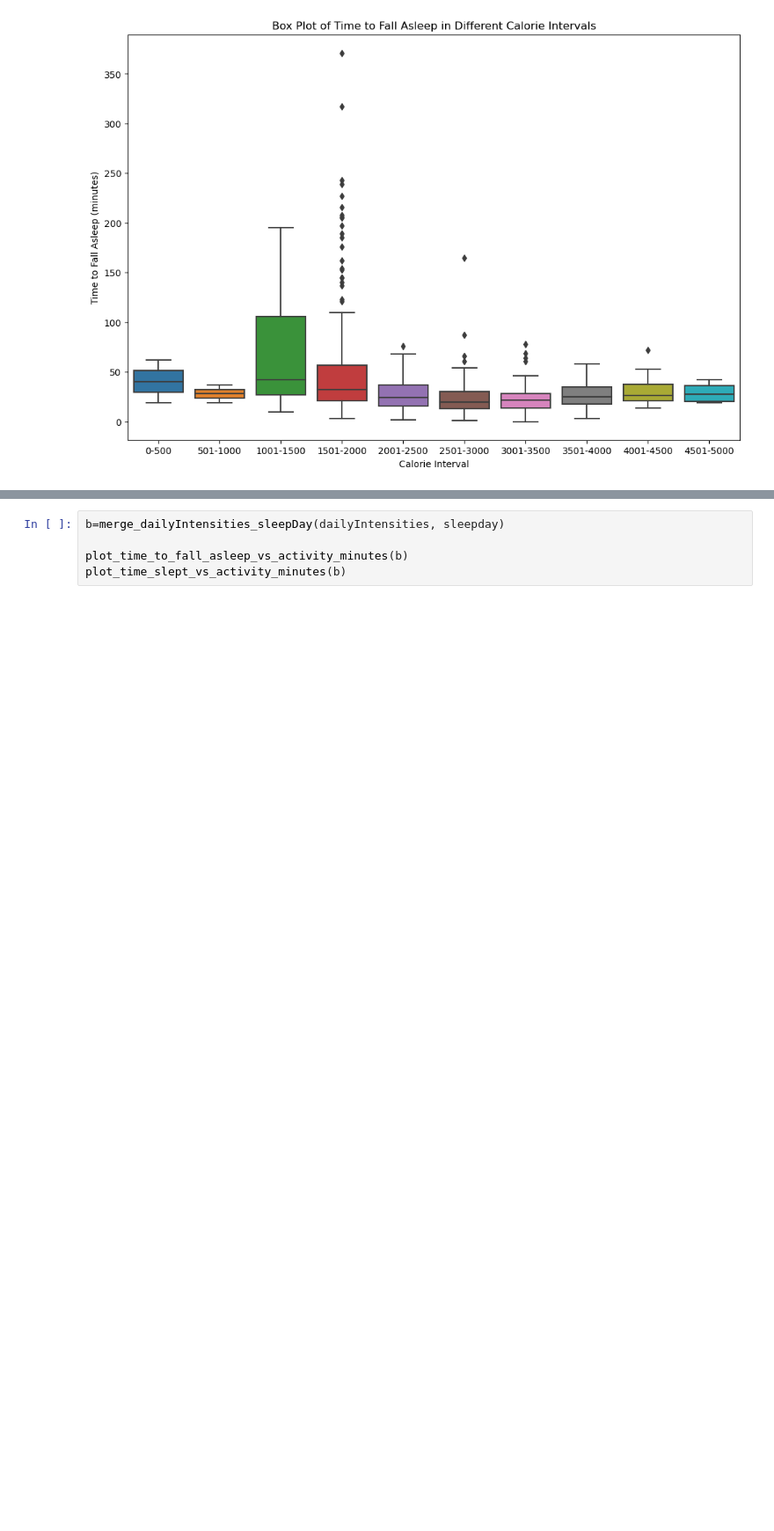
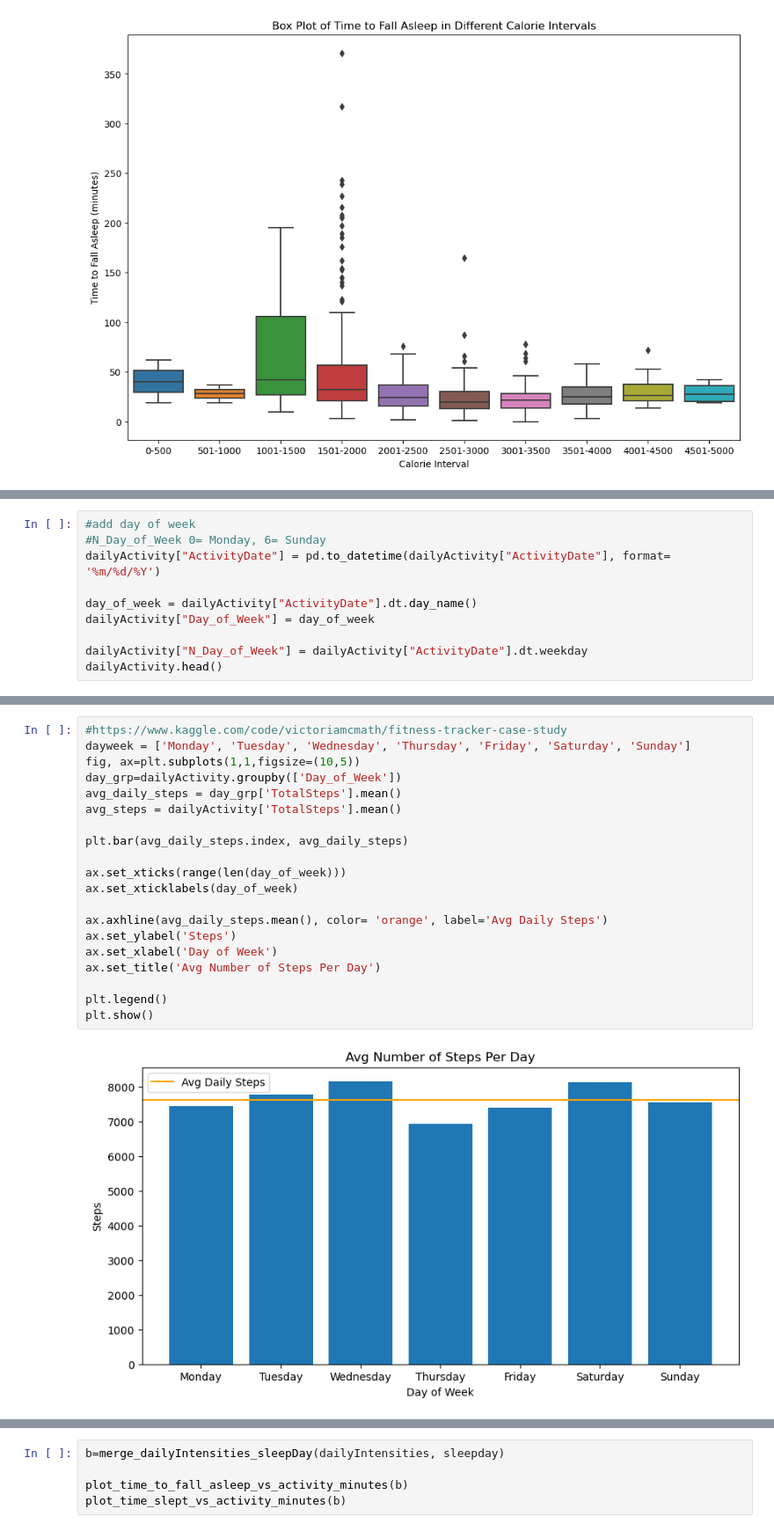
Before and after one commit to Hebbo23/Project-Big-Data---Group-22, a Jupyter notebook: final project code.ipynb, the cells around one changed output, grey strips where cells are left out. Shown at 88% size. Cells and saved outputs as stored; diff of their text form; blank space fills up the shorter version.

```diff
--- a/final project code.ipynb
+++ b/final project code.ipynb
@@ -368,0 +285,10 @@ def plot_time_slept_vs_activity_minutes(df: pd.DataFrame):
+# %%
+#add day of week
+#N_Day_of_Week 0= Monday, 6= Sunday
+dailyActivity["ActivityDate"] = pd.to_datetime(dailyActivity["ActivityDate"], format= '%m/%d/%Y')
+
+day_of_week = dailyActivity["ActivityDate"].dt.day_name()
+dailyActivity["Day_of_Week"] = day_of_week
+
+dailyActivity["N_Day_of_Week"] = dailyActivity["ActivityDate"].dt.weekday
+dailyActivity.head()
@@ -368,0 +326,22 @@ def plot_time_slept_vs_activity_minutes(df: pd.DataFrame):
+# %%
+#https://www.kaggle.com/code/victoriamcmath/fitness-tracker-case-study
+dayweek = ['Monday', 'Tuesday', 'Wednesday', 'Thursday', 'Friday', 'Saturday', 'Sunday']
+fig, ax=plt.subplots(1,1,figsize=(10,5))
+day_grp=dailyActivity.groupby(['Day_of_Week'])
+avg_daily_steps = day_grp['TotalSteps'].mean()
+avg_steps = dailyActivity['TotalSteps'].mean()
+
+plt.bar(avg_daily_steps.index, avg_daily_steps)
+
+ax.set_xticks(range(len(day_of_week)))
+ax.set_xticklabels(day_of_week)
+
+ax.axhline(avg_daily_steps.mean(), color= 'orange', label='Avg Daily Steps')
+ax.set_ylabel('Steps')
+ax.set_xlabel('Day of Week')
+ax.set_title('Avg Number of Steps Per Day')
+
+plt.legend()
+plt.show()
+# %% [output]
+[figure, added]
```
Also changed, not shown: parts of 39 cells of this notebook.
